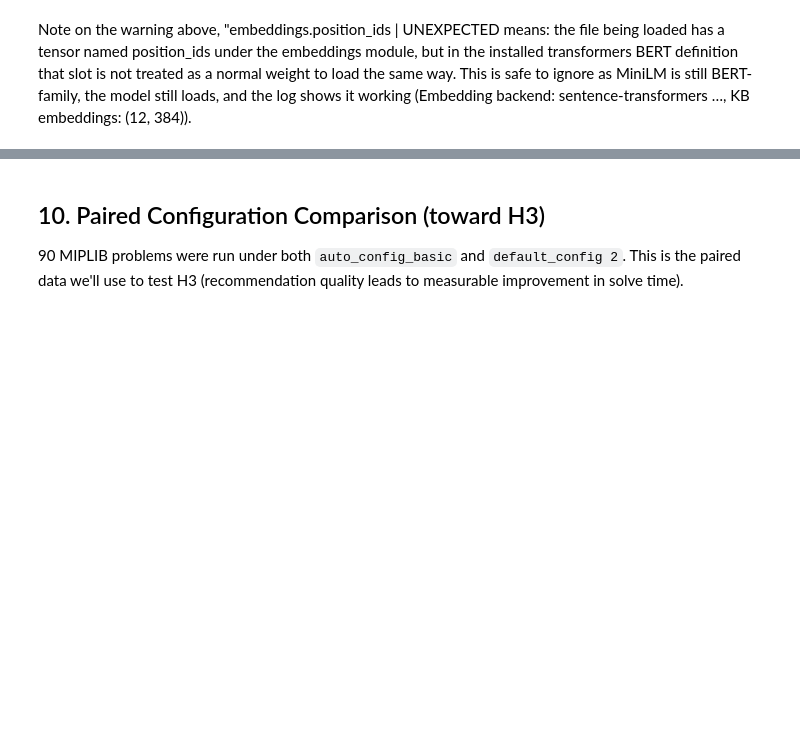
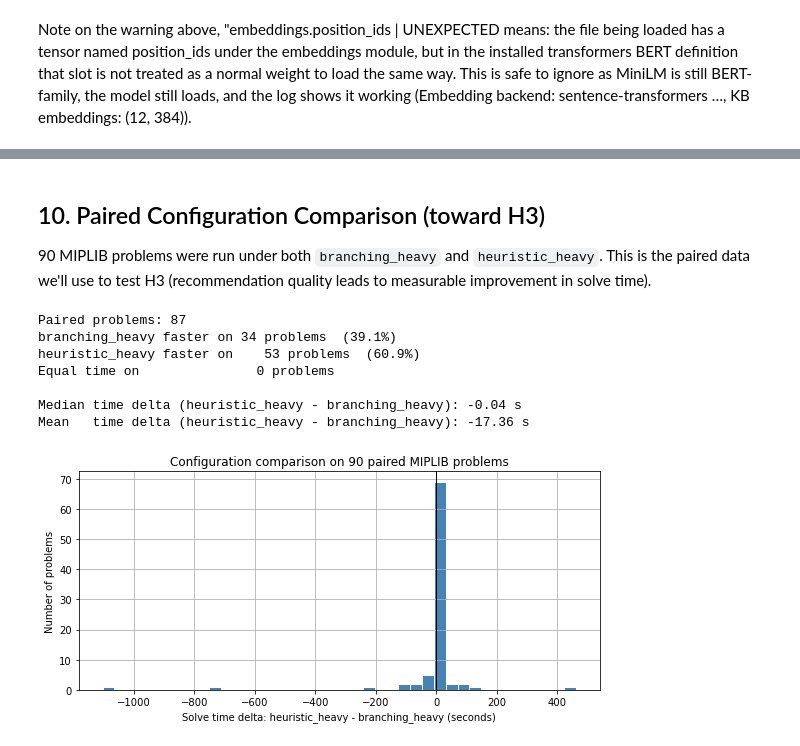
Before and after one commit to InfestedCoder/JHU_705_606_Intro_to_Gen_AI, a Jupyter notebook: research project/Ginn-Project-Notebook-v2.ipynb, the cells around one changed output, grey strips where cells are left out. Saved outputs shown, nothing was run; the diff lists cells and outputs as text; code cells hidden in the pictures; blank space fills up the shorter version.

```diff
--- a/research project/Ginn-Project-Notebook-v2.ipynb
+++ b/research project/Ginn-Project-Notebook-v2.ipynb
@@ -982,38 +1122,47 @@ for title, ex in examples:
 # %% [markdown]
 ## 10. Paired Configuration Comparison (toward H3)
 
-90 MIPLIB problems were run under both `auto_config_basic` and
-`default_config 2`. This is the paired data we'll use to test H3
-(recommendation quality leads to measurable improvement in solve time).
+90 MIPLIB problems were run under both `branching_heavy` and `heuristic_heavy`.
+This is the paired data we'll use to test H3 (recommendation quality leads to
+measurable improvement in solve time).
 # %%
-miplib = df_raw[df_raw['config_name'].isin(['auto_config_basic', 'default_config 2'])].copy()
+miplib = df_raw[df_raw['config_name'].isin(['branching_heavy', 'heuristic_heavy'])].copy()
 piv = miplib.pivot_table(
     index='problem_name',
     columns='config_name',
     values=['metric_timeline_total_seconds', 'metric_num_nodes_total',
             'derived_is_optimal', 'derived_timed_out'],
     aggfunc='first',
 )
 
-# Solve-time delta = default - auto_basic  (positive => auto_basic is faster)
-delta = (piv[('metric_timeline_total_seconds', 'default_config 2')]
-         - piv[('metric_timeline_total_seconds', 'auto_config_basic')])
+# Solve-time delta = heuristic_heavy - branching_heavy  (positive => branching_heavy is faster)
+delta = (piv[('metric_timeline_total_seconds', 'heuristic_heavy')]
+         - piv[('metric_timeline_total_seconds', 'branching_heavy')])
 delta = delta.dropna()
 
 print(f'Paired problems: {len(delta)}')
-print(f'auto_config_basic faster on {(delta > 0).sum()} problems  '
+print(f'branching_heavy faster on {(delta > 0).sum()} problems  '
       f'({(delta > 0).mean():.1%})')
-print(f'default_config faster on    {(delta < 0).sum()} problems  '
+print(f'heuristic_heavy faster on    {(delta < 0).sum()} problems  '
       f'({(delta < 0).mean():.1%})')
 print(f'Equal time on               {(delta == 0).sum()} problems')
-print(f'\nMedian time delta (default - auto_basic): {delta.median():+.2f} s')
-print(f'Mean   time delta (default - auto_basic): {delta.mean():+.2f} s')
+print(f'\nMedian time delta (heuristic_heavy - branching_heavy): {delta.median():+.2f} s')
+print(f'Mean   time delta (heuristic_heavy - branching_heavy): {delta.mean():+.2f} s')
 
 fig, ax = plt.subplots(figsize=(8, 4))
 ax.hist(delta.clip(-1500, 1500), bins=40, color='steelblue', edgecolor='white')
 ax.axvline(0, color='black', linewidth=1)
-ax.set_xlabel('Solve time delta: default - auto_basic (seconds)')
+ax.set_xlabel('Solve time delta: heuristic_heavy - branching_heavy (seconds)')
 ax.set_ylabel('Number of problems')
 ax.set_title('Configuration comparison on 90 paired MIPLIB problems')
 plt.tight_layout()
 plt.show()
+# %% [output]
+Paired problems: 87
+branching_heavy faster on 34 problems  (39.1%)
+heuristic_heavy faster on    53 problems  (60.9%)
+Equal time on               0 problems
+
+Median time delta (heuristic_heavy - branching_heavy): -0.04 s
+Mean   time delta (heuristic_heavy - branching_heavy): -17.36 s
+[figure, added]
```
Also changed, not shown: parts of 39 cells of this notebook, 30 other files.
